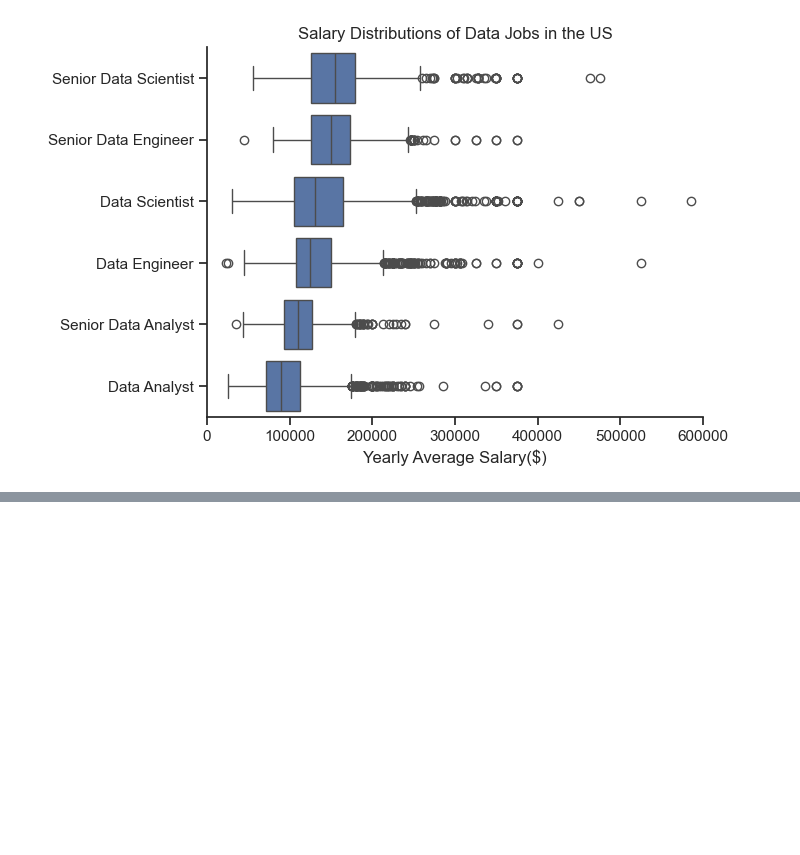
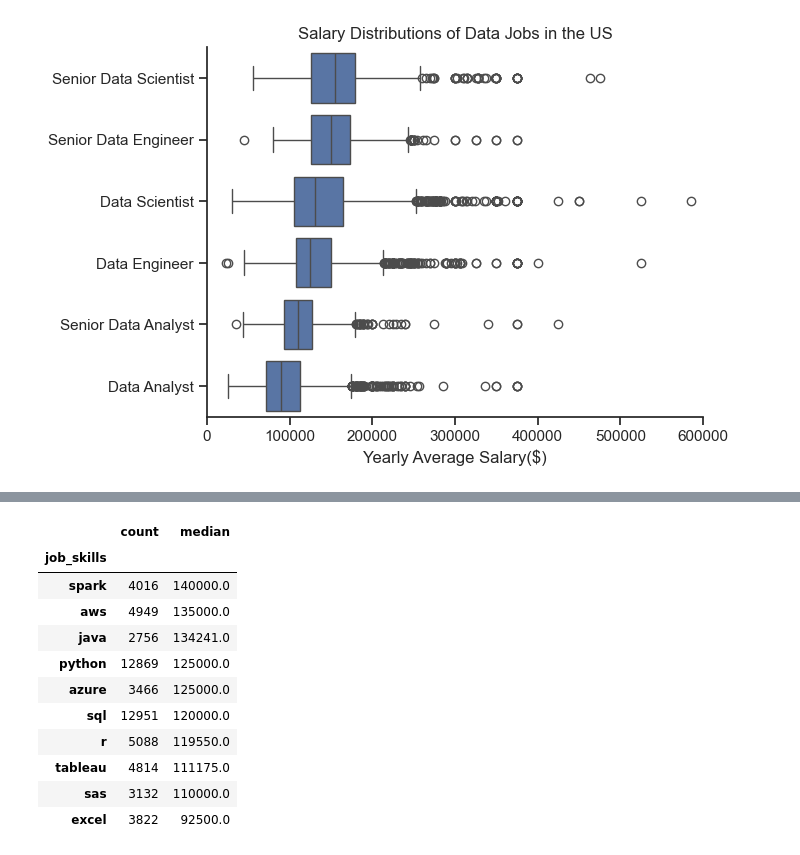
Before and after one commit to jessewaweru/PythonProjects, a Jupyter notebook: L_Project/4_SalaryAnalysis.ipynb, the cells around one changed output, grey strips where cells are left out. Drawn from its saved outputs; the diff is of its cells as text; code cells hidden in the pictures; blank space fills up the shorter version.

```diff
--- a/L_Project/4_SalaryAnalysis.ipynb
+++ b/L_Project/4_SalaryAnalysis.ipynb
@@ -45,0 +107,19 @@ plt.show()
+# %%
+df_us_grp_skills = df_us_grp.sort_values(by= 'count', ascending= False).head(10)
+
+df_us_grp_skills = df_us_grp_skills.sort_values(by= 'median', ascending= False)
+
+df_us_grp_skills
+# %% [output]
+|  | count | median |
+| job_skills |  |  |
+| spark | 4016 | 140000.0 |
+| aws | 4949 | 135000.0 |
+| java | 2756 | 134241.0 |
+| python | 12869 | 125000.0 |
+| azure | 3466 | 125000.0 |
+| sql | 12951 | 120000.0 |
+| r | 5088 | 119550.0 |
+| tableau | 4814 | 111175.0 |
+| sas | 3132 | 110000.0 |
+| excel | 3822 | 92500.0 |
```
Also changed, not shown: parts of 4 cells of this notebook, 1 other file.
